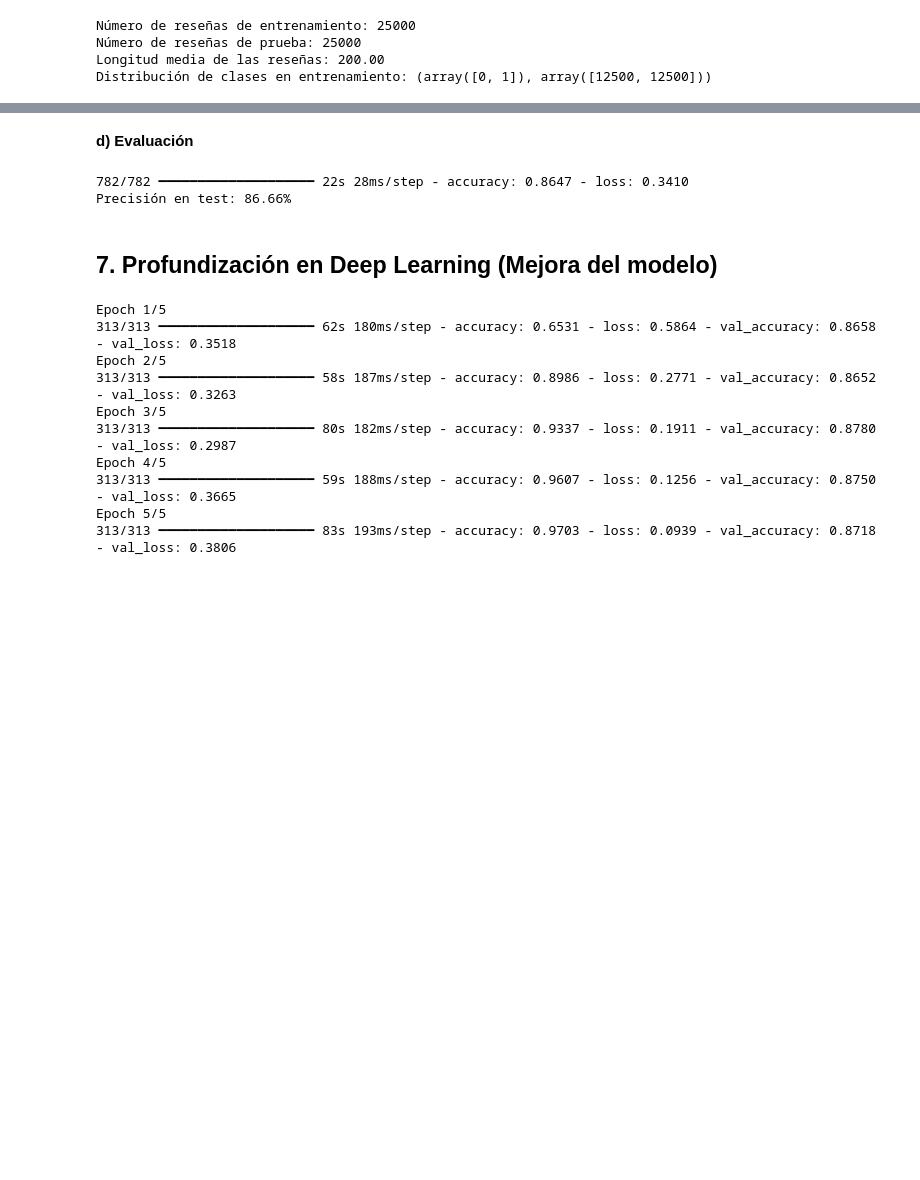
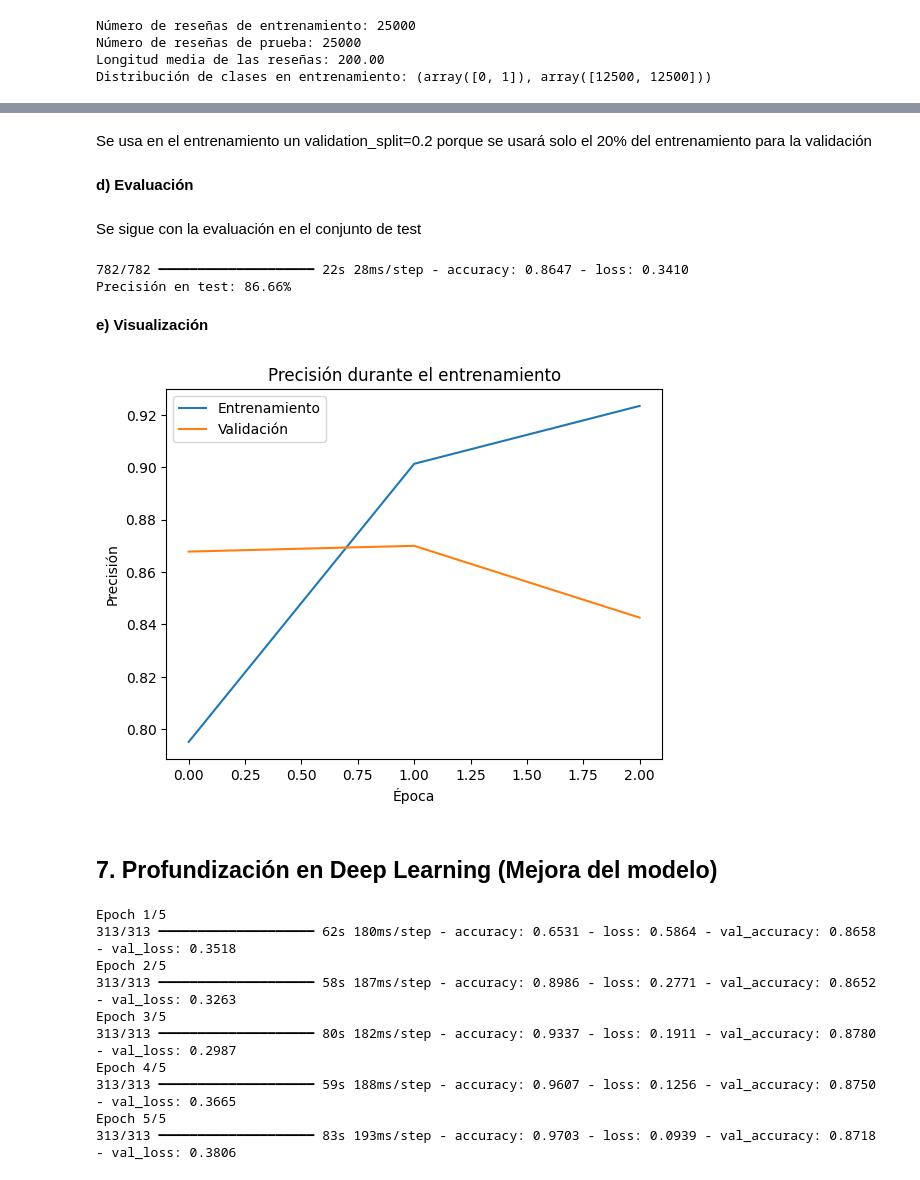
Before and after one commit to RosaGaLl/Data-Science-III, a Jupyter notebook: Data_science_3.ipynb, the cells around one changed output, grey strips where cells are left out. Drawn from its saved outputs; the diff is of its cells as text; code cells hidden in the pictures; blank space fills up the shorter version.

```diff
--- a/Data_science_3.ipynb
+++ b/Data_science_3.ipynb
@@ -100,11 +102,28 @@ Epoch 3/3
+# %% [markdown]
+Se usa en el entrenamiento un validation_split=0.2 porque se usará solo el 20% del entrenamiento para la validación
 # %% [markdown]
 **d) Evaluación**
+# %% [markdown]
+Se sigue con la evaluación en el conjunto de test
 # %%
 results = model.evaluate(x_test, y_test)
 print(f"Precisión en test: {results[1]*100:.2f}%")
 # %% [output]
 782/782 ━━━━━━━━━━━━━━━━━━━━ 22s 28ms/step - accuracy: 0.8647 - loss: 0.3410
 Precisión en test: 86.66%
+# %% [markdown]
+**e) Visualización**
+# %%
+# Se presenta mediante los gráficos el rendimiento del entrenamiento
+plt.plot(history.history['accuracy'], label='Entrenamiento')
+plt.plot(history.history['val_accuracy'], label='Validación')
+plt.xlabel('Época')
+plt.ylabel('Precisión')
+plt.legend()
+plt.title('Precisión durante el entrenamiento')
+plt.show()
+# %% [output]
+[figure, added]
 # %% [markdown]
 ## **7. Profundización en Deep Learning (Mejora del modelo)**
 # %%
```
Also changed, not shown: parts of 10 cells of this notebook.
